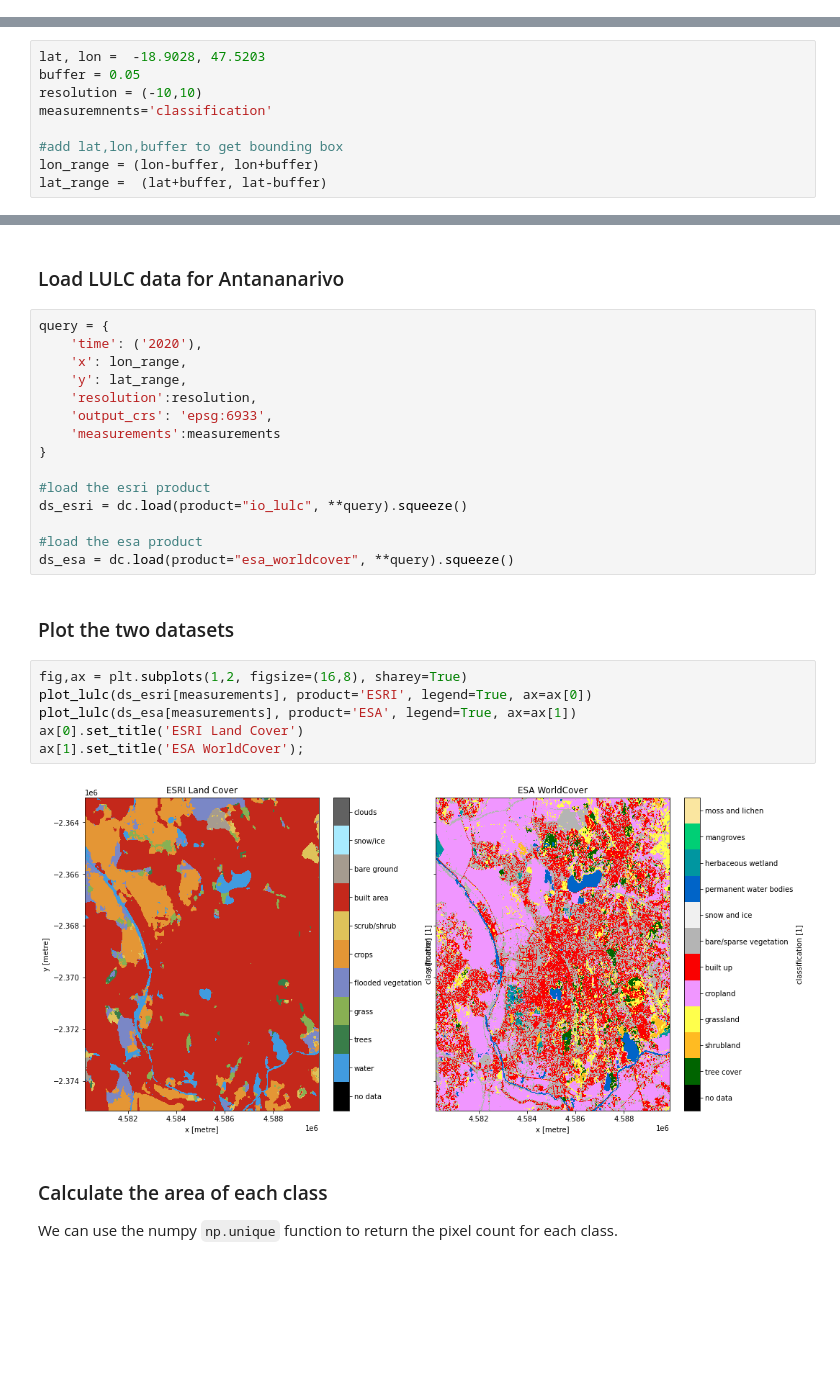
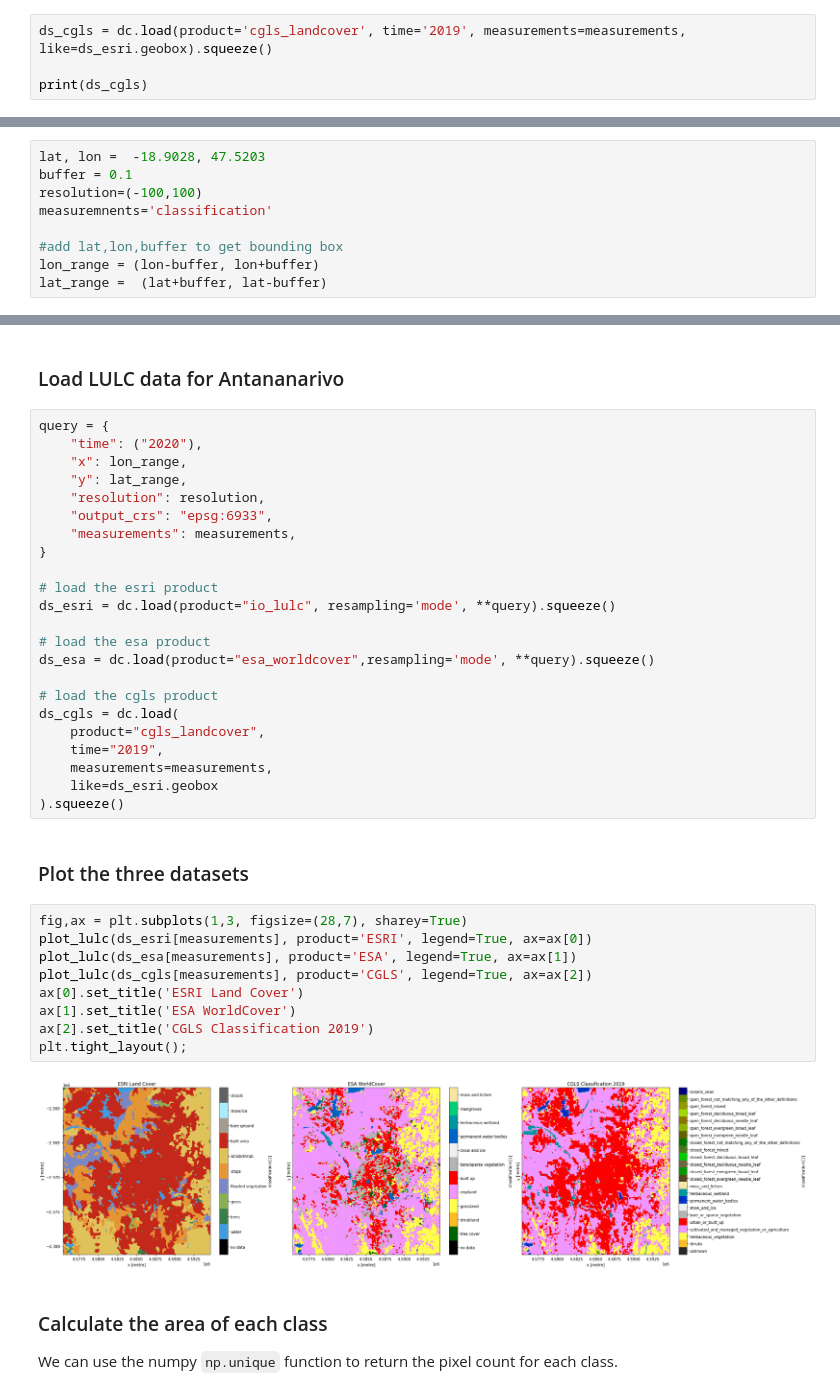
Before and after one commit to digitalearthafrica/deafrica-sandbox-notebooks, a Jupyter notebook: Datasets/Landcover_Classification.ipynb, the cells around one changed output, grey strips where cells are left out. Drawn from its saved outputs; the diff is of its cells as text; blank space fills up the shorter version.

```diff
--- a/Datasets/Landcover_Classification.ipynb
+++ b/Datasets/Landcover_Classification.ipynb
@@ -174,0 +220,4 @@ Attributes:
+# %%
+ds_cgls = dc.load(product='cgls_landcover', time='2019', measurements=measurements, like=ds_esri.geobox).squeeze()
+
+print(ds_cgls)
@@ -192,8 +257,8 @@ In this example, we will look more closely at the city of Antananarivo, the capi
 First, let's set up some new parameters
 # %%
 lat, lon =  -18.9028, 47.5203
-buffer = 0.05
-resolution = (-10,10)
+buffer = 0.1
+resolution=(-100,100)
 measuremnents='classification'
 
 #add lat,lon,buffer to get bounding box
@@ -209,29 +274,40 @@ display_map(x=lon_range, y=lat_range)
 ### Load LULC data for Antananarivo
 # %%
 query = {
-    'time': ('2020'),
-    'x': lon_range,
-    'y': lat_range,
-    'resolution':resolution,
-    'output_crs': 'epsg:6933',
-    'measurements':measurements
+    "time": ("2020"),
+    "x": lon_range,
+    "y": lat_range,
+    "resolution": resolution,
+    "output_crs": "epsg:6933",
+    "measurements": measurements,
 }
 
-#load the esri product
-ds_esri = dc.load(product="io_lulc", **query).squeeze()
+# load the esri product
+ds_esri = dc.load(product="io_lulc", resampling='mode', **query).squeeze()
 
-#load the esa product
-ds_esa = dc.load(product="esa_worldcover", **query).squeeze()
+# load the esa product
+ds_esa = dc.load(product="esa_worldcover",resampling='mode', **query).squeeze()
+
+# load the cgls product
+ds_cgls = dc.load(
+    product="cgls_landcover",
+    time="2019",
+    measurements=measurements,
+    like=ds_esri.geobox
+).squeeze()
 # %% [markdown]
-### Plot the two datasets
+### Plot the three datasets
 # %%
-fig,ax = plt.subplots(1,2, figsize=(16,8), sharey=True)
+fig,ax = plt.subplots(1,3, figsize=(28,7), sharey=True)
 plot_lulc(ds_esri[measurements], product='ESRI', legend=True, ax=ax[0])
 plot_lulc(ds_esa[measurements], product='ESA', legend=True, ax=ax[1])
+plot_lulc(ds_cgls[measurements], product='CGLS', legend=True, ax=ax[2])
 ax[0].set_title('ESRI Land Cover')
-ax[1].set_title('ESA WorldCover');
+ax[1].set_title('ESA WorldCover')
+ax[2].set_title('CGLS Classification 2019')
+plt.tight_layout();
 # %% [output]
-[figure, old version]
+[figure, new version]
 # %% [markdown]
 ### Calculate the area of each class
 
```
Also changed, not shown: parts of 17 cells of this notebook, 2 other files.
